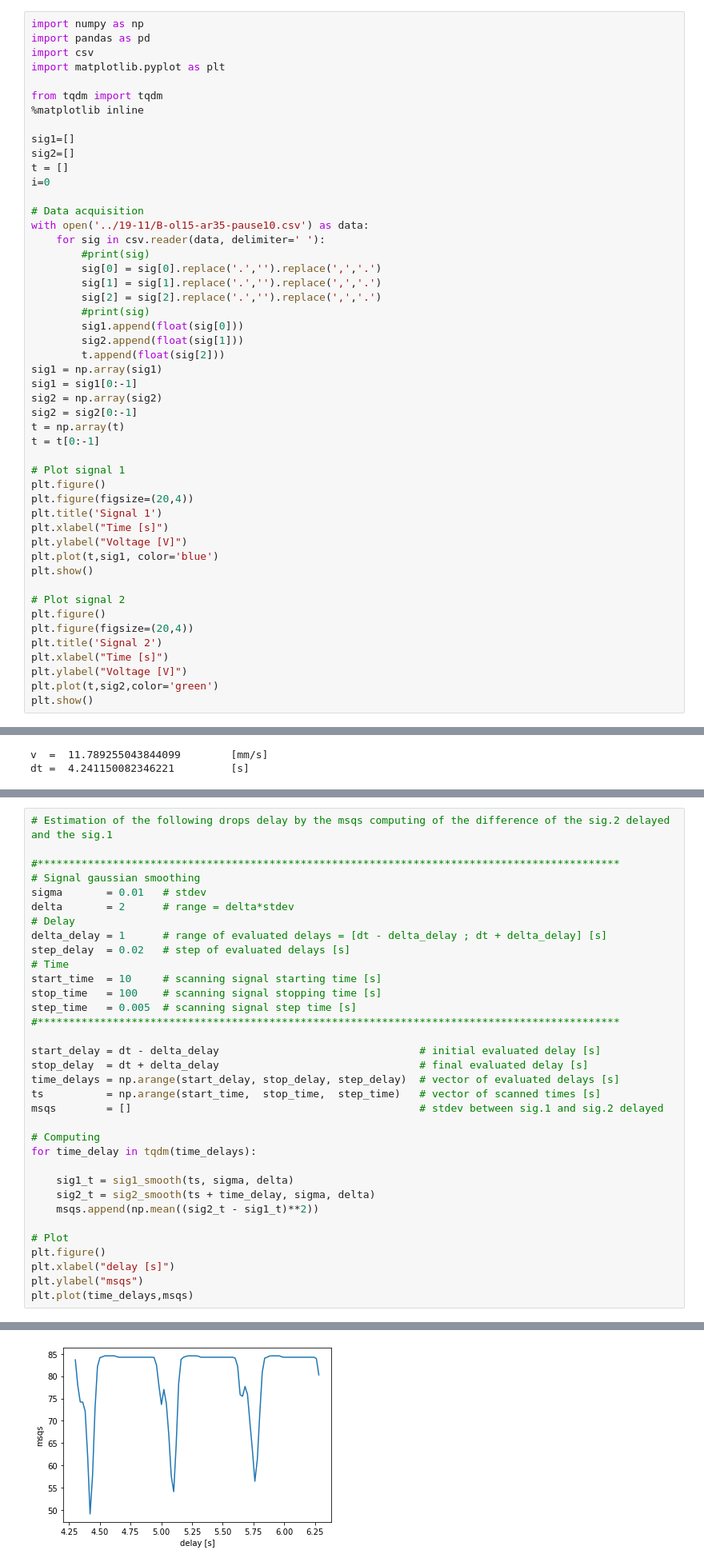
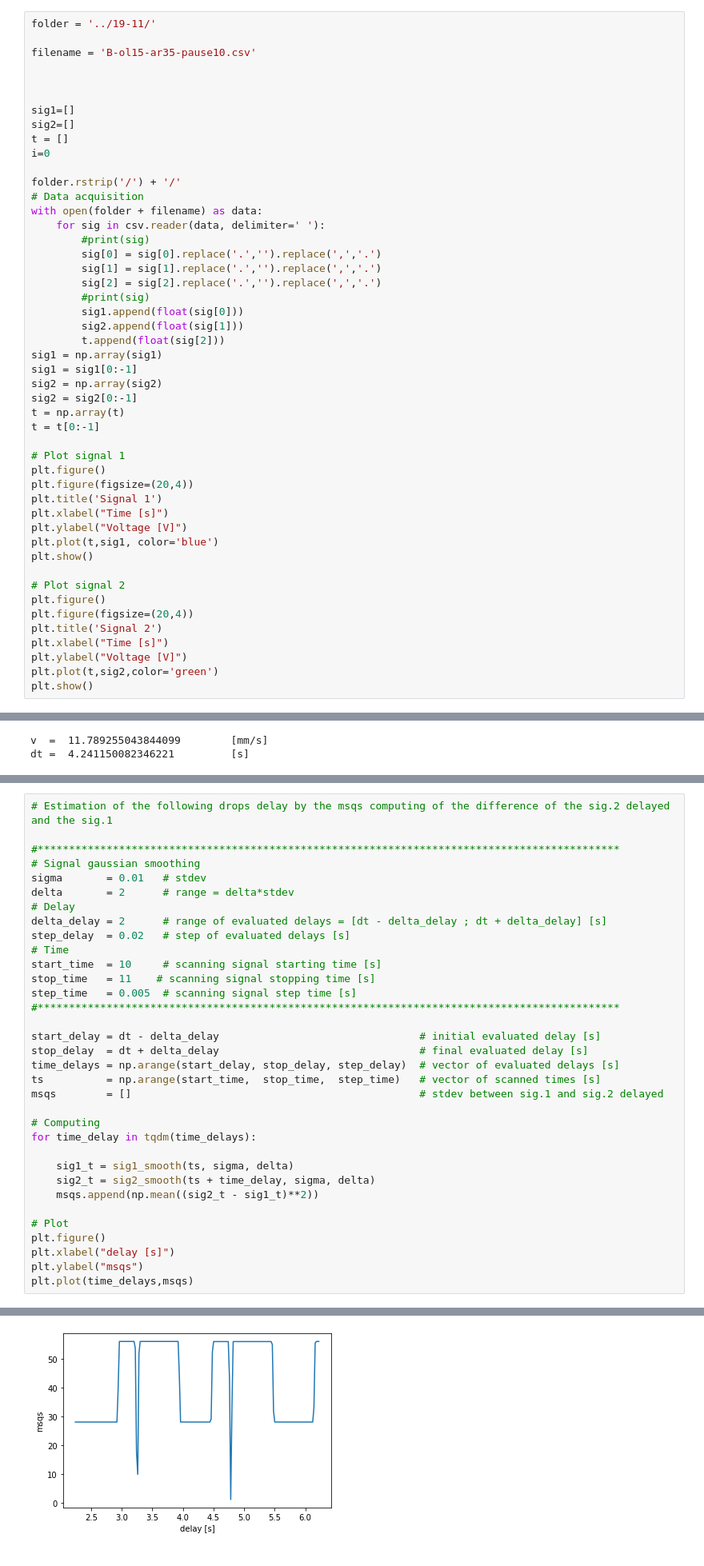
Before and after one commit to AlessandroLovo/T-junction, a Jupyter notebook: T-data/testing/Dropsinator_Rev1.4.ipynb, the cells around one changed output, grey strips where cells are left out. Shown at 80% size. Cells and saved outputs as stored; diff of their text form.

```diff
--- a/T-data/testing/Dropsinator_Rev1.4.ipynb
+++ b/T-data/testing/Dropsinator_Rev1.4.ipynb
@@ -3,19 +11,18 @@
 # %%
-import numpy as np
-import pandas as pd
-import csv
-import matplotlib.pyplot as plt
+folder = '../19-11/'
 
-from tqdm import tqdm
-%matplotlib inline
+filename = 'B-ol15-ar35-pause10.csv'
+
+
 
 sig1=[]
 sig2=[]
 t = []
 i=0
 
+folder.rstrip('/') + '/'
 # Data acquisition
-with open('../19-11/B-ol15-ar35-pause10.csv') as data:
+with open(folder + filename) as data:
     for sig in csv.reader(data, delimiter='	'):
         #print(sig)
         sig[0] = sig[0].replace('.','').replace(',','.')
@@ -465,33 +472,33 @@ def sig2_smooth(t, sigma, delta):
 # Signal gaussian smoothing
 sigma       = 0.01   # stdev
 delta       = 2      # range = delta*stdev
 # Delay
-delta_delay = 1      # range of evaluated delays = [dt - delta_delay ; dt + delta_delay] [s]
+delta_delay = 2      # range of evaluated delays = [dt - delta_delay ; dt + delta_delay] [s]
 step_delay  = 0.02   # step of evaluated delays [s]
 # Time
 start_time  = 10     # scanning signal starting time [s]
-stop_time   = 100    # scanning signal stopping time [s]
+stop_time   = 11    # scanning signal stopping time [s]
 step_time   = 0.005  # scanning signal step time [s]
 #*********************************************************************************************
 
 start_delay = dt - delta_delay                                # initial evaluated delay [s]
 stop_delay  = dt + delta_delay                                # final evaluated delay [s]
 time_delays = np.arange(start_delay, stop_delay, step_delay)  # vector of evaluated delays [s]
 ts          = np.arange(start_time,  stop_time,  step_time)   # vector of scanned times [s]
 msqs        = []                                              # stdev between sig.1 and sig.2 delayed
 
 # Computing
 for time_delay in tqdm(time_delays):
 
     sig1_t = sig1_smooth(ts, sigma, delta)
     sig2_t = sig2_smooth(ts + time_delay, sigma, delta)
     msqs.append(np.mean((sig2_t - sig1_t)**2))
 
 # Plot
 plt.figure()
 plt.xlabel("delay [s]")
 plt.ylabel("msqs")
 plt.plot(time_delays,msqs)
 # %% [output]
 [<matplotlib.lines.Line2D at 0x...>]
-[figure, old version]
+[figure, new version]
```
Also changed, not shown: parts of 3 cells of this notebook, 1 other file.
